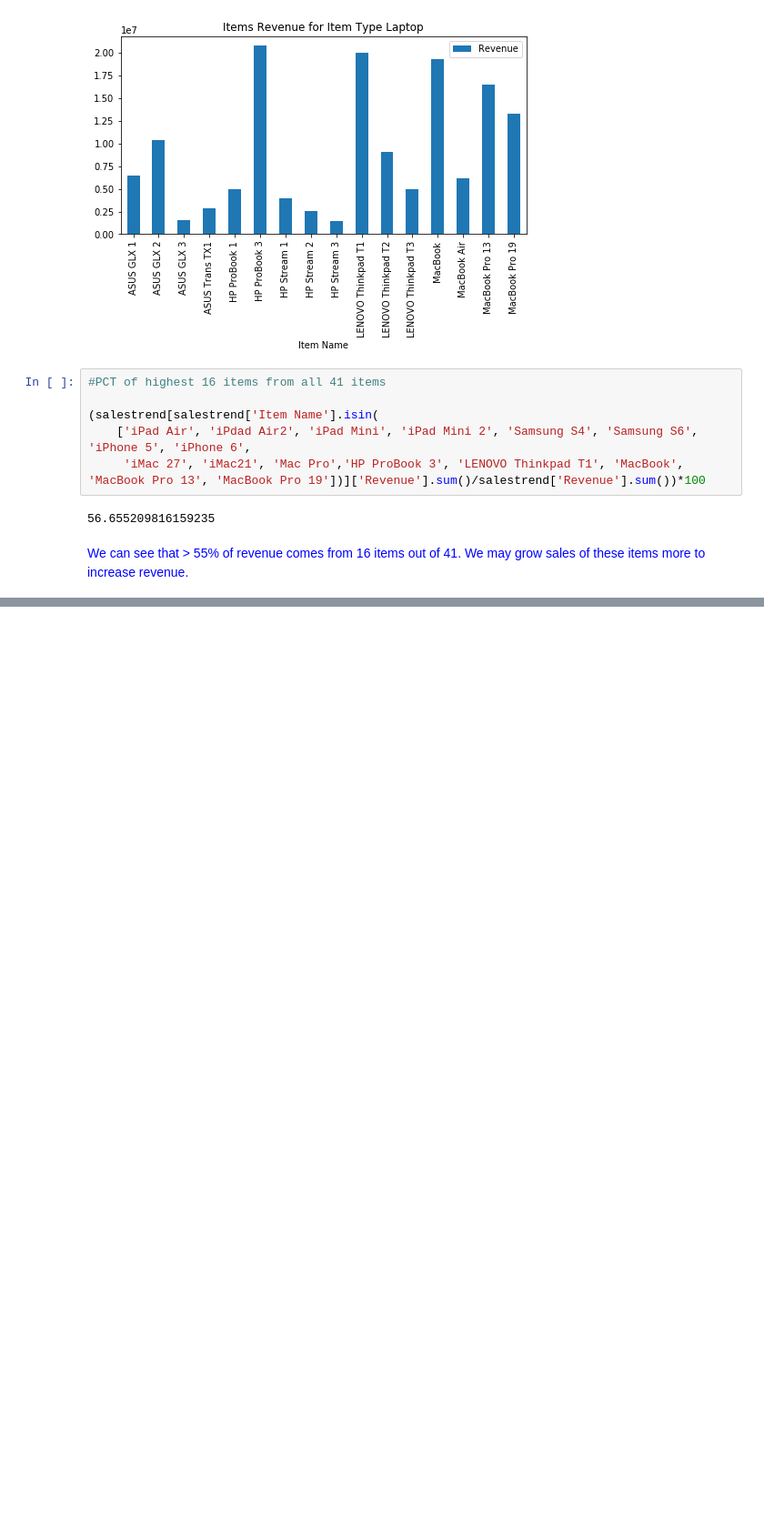
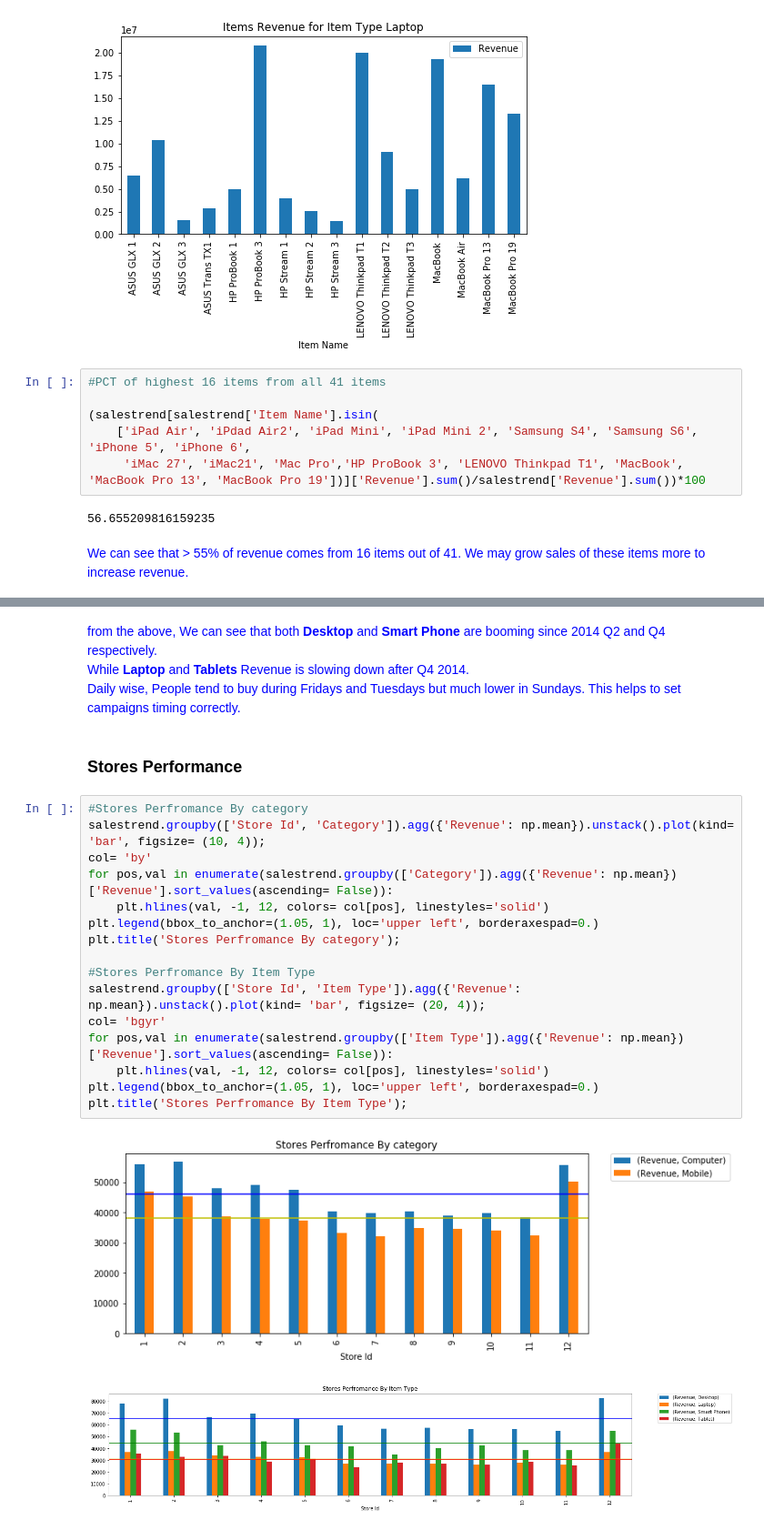
Before and after one commit to AliAlThuwaini/OracleUsecase, a Jupyter notebook: Presentation.ipynb, the cells around one changed output, grey strips where cells are left out. Shown: that part at 91% size. Drawn from its saved outputs; the diff is of its cells as text; blank space fills up the shorter version.

```diff
--- a/Presentation.ipynb
+++ b/Presentation.ipynb
@@ -82,0 +130,25 @@ for i in salestrend['Item Type'].unique():
+# %% [markdown]
+<font color='blue'>
+from the above, We can see that both <b>Desktop</b> and <b>Smart Phone</b> are booming since 2014 Q2 and Q4 respectively. <br>While <b>Laptop</b> and <b>Tablets</b> Revenue is slowing down after Q4 2014.<br>
+Daily wise, People tend to buy during Fridays and Tuesdays but much lower in Sundays. This helps to set campaigns timing correctly.
+# %% [markdown]
+### Stores Performance
+# %%
+#Stores Perfromance By category
+salestrend.groupby(['Store Id', 'Category']).agg({'Revenue': np.mean}).unstack().plot(kind= 'bar', figsize= (10, 4));
+col= 'by'
+for pos,val in enumerate(salestrend.groupby(['Category']).agg({'Revenue': np.mean})['Revenue'].sort_values(ascending= False)):
+    plt.hlines(val, -1, 12, colors= col[pos], linestyles='solid')
+plt.legend(bbox_to_anchor=(1.05, 1), loc='upper left', borderaxespad=0.)
+plt.title('Stores Perfromance By category');
+
+#Stores Perfromance By Item Type
+salestrend.groupby(['Store Id', 'Item Type']).agg({'Revenue': np.mean}).unstack().plot(kind= 'bar', figsize= (20, 4));
+col= 'bgyr'
+for pos,val in enumerate(salestrend.groupby(['Item Type']).agg({'Revenue': np.mean})['Revenue'].sort_values(ascending= False)):
+    plt.hlines(val, -1, 12, colors= col[pos], linestyles='solid')
+plt.legend(bbox_to_anchor=(1.05, 1), loc='upper left', borderaxespad=0.)
+plt.title('Stores Perfromance By Item Type');
+# %% [output]
+[figure, added]
+[figure, added]
```
Also changed, not shown: parts of 9 cells of this notebook.
